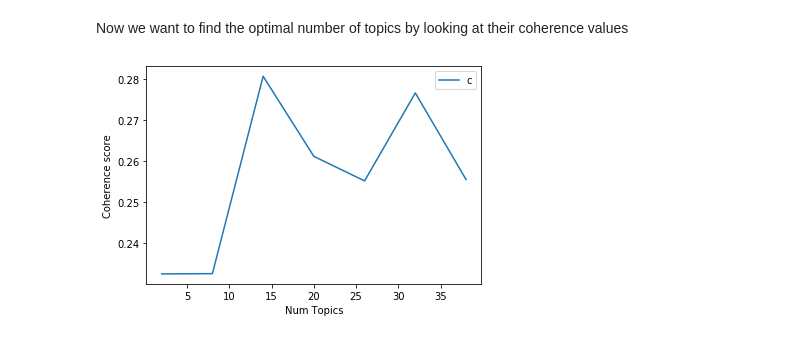
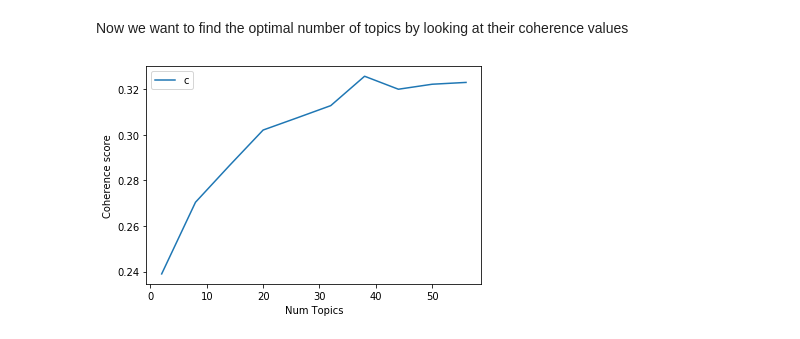
Before and after one commit to ArthurVignon/ADA_project, a Jupyter notebook: RTS_data_preprocessing.ipynb, the cells around one changed output. Drawn from its saved outputs; the diff is of its cells as text; code cells hidden in the pictures.

Commit message:
Update RTS topic model, made twitter topic model and looked at contributor statistics

```diff
--- a/RTS_data_preprocessing.ipynb
+++ b/RTS_data_preprocessing.ipynb
@@ -70,3 +86,6 @@ all_party = pd.DataFrame.from_dict(politique_dict)
+# %%
+all_party_topic = pd.DataFrame.from_dict(party_dict)
+all_party_contributor = pd.DataFrame.from_dict(contributor_dict)
 # %% [markdown]
 Above, the json created by querying the RTS archive API for each of the party abbreviations was created into lists of dictionaries. However, it was noted that RTS does not often use the abbreviations for the PES and PVL parties and prefers to use the Verts and Verts libéreaux. Another query was made using the key word "verts" to find more broadcasts for these parties. Below these broadcasts were sorted into either verts or verts libéraux
 # %% [markdown]
@@ -110,0 +104,12 @@ print(len(all_party))
+# %%
+year = all_party_contributor["publicationDate"].str[:4]
+all_party_contributor['year'] = year
+# %%
+#Drop any duplicates
+print(len(all_party_contributor))
+all_party_contributor= all_party_contributor.drop_duplicates('internalArchiveId')
+print(len(all_party_contributor))
+
+print(len(all_party_topic))
+all_party_topic= all_party_topic.drop_duplicates('internalArchiveId')
+print(len(all_party_topic))
@@ -157,7 +195,7 @@ import pyLDAvis.gensim  # don't skip this
 import matplotlib.pyplot as plt
 %matplotlib inline
 # %%
-data_words = list(speech_to_words(all_party))
+data_words = list(speech_to_words(all_party_topic))
 # %% [markdown]
 Creating bigrams
 # %%
@@ -289,52 +296,48 @@ CalledProcessError: Command 'C:\Users\Isabelle\Downloads\mallet-2.0.8\mallet-2.0
 # %% [markdown]
 Now we want to find the optimal number of topics by looking at their coherence values
 # %%
+import os
+from gensim.models.wrappers import LdaMallet
+os.environ.update({'MALLET_HOME': r'C:/Users/Isabelle/Downloads/mallet-2.0.8/mallet-2.0.8/'})
+mallet_path = 'C:\\Users\\Isabelle\\Downloads\\mallet-2.0.8\\mallet-2.0.8\\bin\\mallet'
+
 def compute_coherence_values(dictionary, corpus, texts, limit, start=2, step=3):
     """
     Compute c_v coherence for various number of topics
 
     Parameters:
     ----------
     dictionary : Gensim dictionary
     corpus : Gensim corpus
     texts : List of input texts
     limit : Max num of topics
 
     Returns:
     -------
     model_list : List of LDA topic models
     coherence_values : Coherence values corresponding to the LDA model with respective number of topics
     """
-    coherence_values = []
-    model_list = []
+    #coherence_values = []
+    #model_list = []
     for num_topics in range(start, limit, step):
-        #model = gensim.models.wrappers.LdaMallet(mallet_path, corpus=corpus, num_topics=num_topics, id2word=id2word)
-        lda_model = gensim.models.ldamodel.LdaModel(corpus=corpus,
-                                           id2word=id2word,
-                                           num_topics=num_topics,
-                                           random_state=100,
-                                           update_every=1,
-                                           chunksize=50,
-                                           passes=10,
-                                           alpha='auto',
-                                           per_word_topics=True)
-        model_list.append(lda_model)
-        coherencemodel = CoherenceModel(model=lda_model, texts=texts, dictionary=dictionary, coherence='c_v')
+        model = gensim.models.wrappers.LdaMallet(mallet_path, corpus=corpus, num_topics=num_topics, id2word=id2word)
+        model_list.append(model)
+        coherencemodel = CoherenceModel(model=model, texts=texts, dictionary=dictionary, coherence='c_v')
         coherence_values.append(coherencemodel.get_coherence())
 
     return model_list, coherence_values
 # Can take a long time to run.
-model_list, coherence_values = compute_coherence_values(dictionary=id2word, corpus=corpus, texts=data_lemmatized, start=2, limit=40, step=6)
+model_list, coherence_values = compute_coherence_values(dictionary=id2word, corpus=corpus, texts=data_lemmatized, start=44, limit=60, step=6)
 # Show graph
-limit=40; start=2; step=6;
+limit=60; start=2; step=6;
 x = range(start, limit, step)
 plt.plot(x, coherence_values)
 plt.xlabel("Num Topics")
 plt.ylabel("Coherence score")
 plt.legend(("coherence_values"), loc='best')
 plt.show()
 # %% [output]
-[figure, old version]
+[figure, new version]
 # %%
 for m, cv in zip(x, coherence_values):
     print("Num Topics =", m, " has Coherence Value of", round(cv, 4))
```
Also changed, not shown: parts of 28 cells of this notebook, 3 other files.
